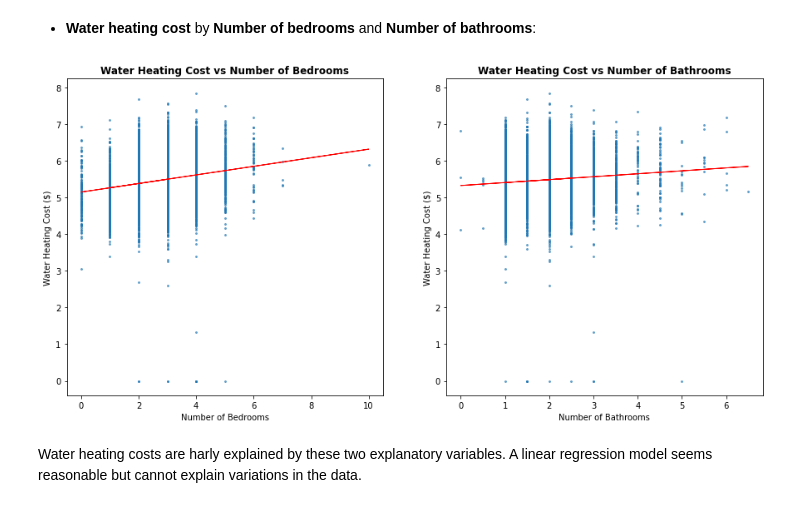
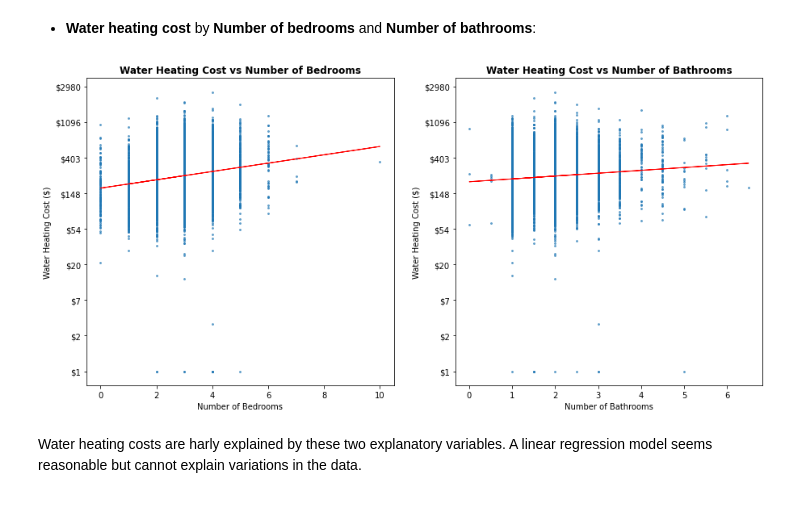
Before and after one commit to jvrnuno/Capstone-2, a Jupyter notebook: notebooks/2_JNT_exploratory_data_analysis.ipynb, the cells around one changed output. Cells and saved outputs as stored; diff of their text form; code cells hidden in the pictures.

Commit message:
Adjust y axis in plots

```diff
--- a/notebooks/2_JNT_exploratory_data_analysis.ipynb
+++ b/notebooks/2_JNT_exploratory_data_analysis.ipynb
@@ -336,31 +368,39 @@ We can observe the same pattern in Cooling Cost plots than in previous graph (He
 # %%
 # Create the figure
 fig = plt.figure(figsize=(15,7), dpi=72)
 
 # Plot electricity consumption vs floor area
-plt.subplot(1,2,1)
+ax1 = plt.subplot(1,2,1)
 plt.scatter(x=df['BEDROOMS'], y=df['WATERHEAT_COST_log'], alpha=0.6, s=15, marker='.')
 plt.xlabel('Number of Bedrooms')
 plt.ylabel('Water Heating Cost ($)')
 plt.title('Water Heating Cost vs Number of Bedrooms', weight='bold').set_fontsize('12')
 
+# Format y axis to reproduce legible log scale
+formatter = ticker.FuncFormatter(lambda x, pos: '$%d' % (math.exp(x)))
+ax1.yaxis.set_major_formatter(formatter)
+
 # Plot regression line
 fit_line_lin(df['BEDROOMS'], df['WATERHEAT_COST_log'])
 
 # Plot electricity consumption vs number of bedrooms
-plt.subplot(1,2,2)
+ax2 = plt.subplot(1,2,2)
 plt.scatter(x=df['BATHROOMS'], y=df['WATERHEAT_COST_log'], alpha=0.6, s=15, marker='.')
 plt.xlabel('Number of Bathrooms')
 plt.ylabel('Water Heating Cost ($)')
 plt.title('Water Heating Cost vs Number of Bathrooms', weight='bold').set_fontsize('12')
+
+# Format y axis to reproduce legible log scale
+formatter = ticker.FuncFormatter(lambda x, pos: '$%d' % (math.exp(x)))
+ax2.yaxis.set_major_formatter(formatter)
 
 # Plot regression line
 #df_byCDD = df.sort_values(by='CDD65')
 fit_line_lin(df['BATHROOMS'], df['WATERHEAT_COST_log'])
 
 plt.show()
 # %% [output]
-[figure, old version]
+[figure, new version]
 # %% [markdown]
 Water heating costs are harly explained by these two explanatory variables. A linear regression model seems reasonable but cannot explain variations in the data.
 # %% [markdown]
```
Also changed, not shown: parts of 15 cells of this notebook.
